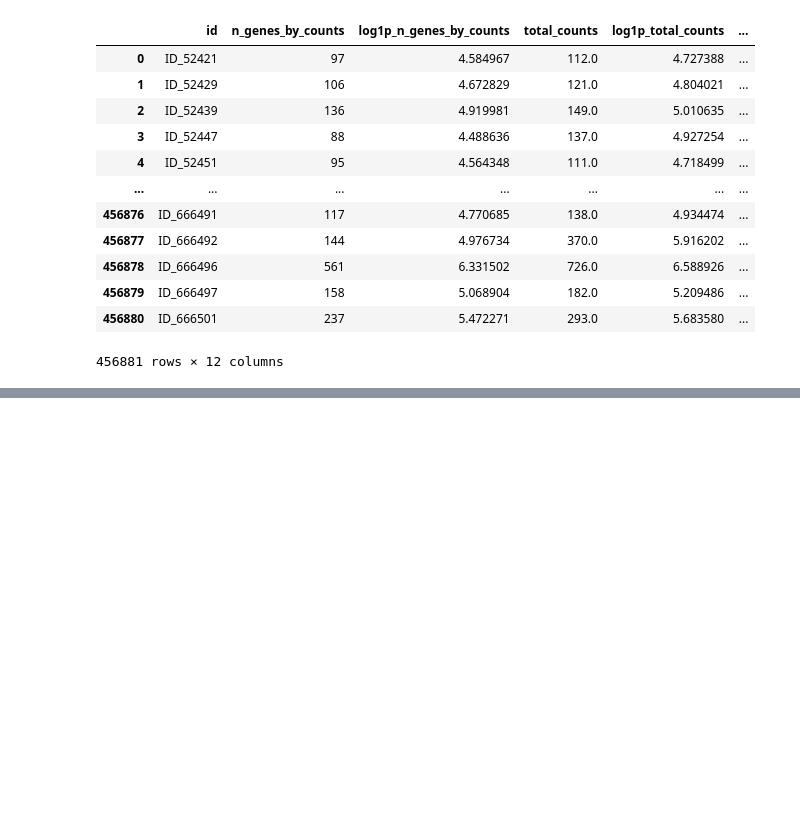
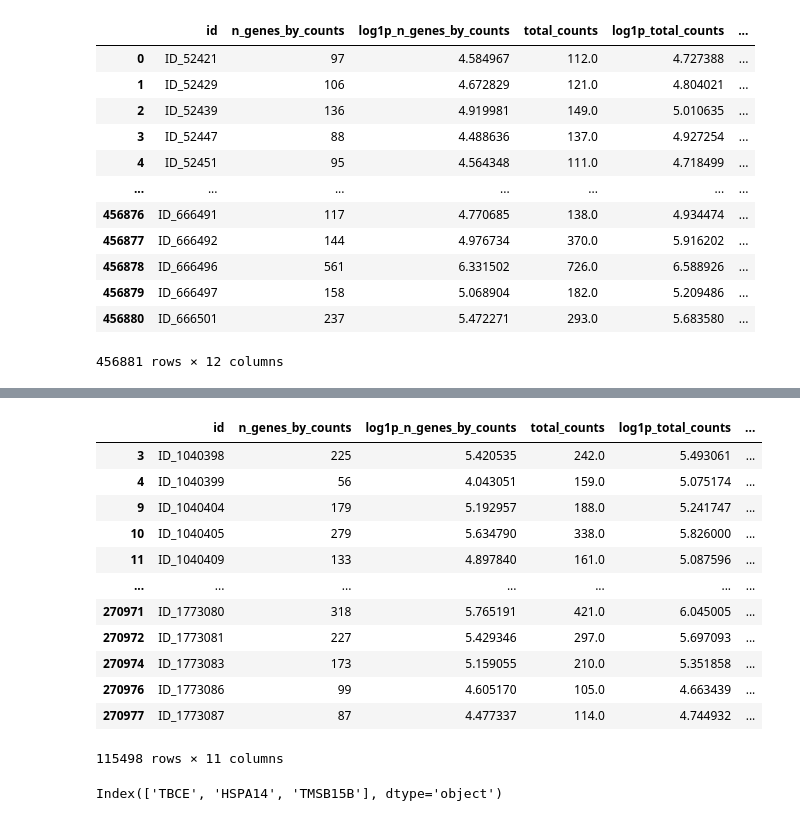
Before and after one commit to CharlieNotChaplin/Genomosaic, a Jupyter notebook: test_file_contents.ipynb, the cells around one changed output, grey strips where cells are left out. Drawn from its saved outputs; the diff is of its cells as text; code cells hidden in the pictures; blank space fills up the shorter version.

```diff
--- a/test_file_contents.ipynb
+++ b/test_file_contents.ipynb
@@ -388,0 +407,21 @@ for person in people:
+# %%
+count_area_filtered_adata = sc.read_h5ad(os.path.join(data_path, "count_area_filtered_adata.h5ad"))
+count_area_filtered_adata.obs
+# %% [output]
+|  | id | n_genes_by_counts | log1p_n_genes_by_counts | total_counts | log1p_total_counts | ... |
+| 3 | ID_1040398 | 225 | 5.420535 | 242.0 | 5.493061 | ... |
+| 4 | ID_1040399 | 56 | 4.043051 | 159.0 | 5.075174 | ... |
+| 9 | ID_1040404 | 179 | 5.192957 | 188.0 | 5.241747 | ... |
+| 10 | ID_1040405 | 279 | 5.634790 | 338.0 | 5.826000 | ... |
+| 11 | ID_1040409 | 133 | 4.897840 | 161.0 | 5.087596 | ... |
+| ... | ... | ... | ... | ... | ... | ... |
+| 270971 | ID_1773080 | 318 | 5.765191 | 421.0 | 6.045005 | ... |
+| 270972 | ID_1773081 | 227 | 5.429346 | 297.0 | 5.697093 | ... |
+| 270974 | ID_1773083 | 173 | 5.159055 | 210.0 | 5.351858 | ... |
+| 270976 | ID_1773086 | 99 | 4.605170 | 105.0 | 4.663439 | ... |
+| 270977 | ID_1773087 | 87 | 4.477337 | 114.0 | 4.744932 | ... |
+115498 rows × 11 columns
+# %%
+count_area_filtered_adata.var_names[count_area_filtered_adata.var_names.duplicated()]
+# %% [output]
+Index(['TBCE', 'HSPA14', 'TMSB15B'], dtype='object')
```
Also changed, not shown: parts of 51 cells of this notebook.
